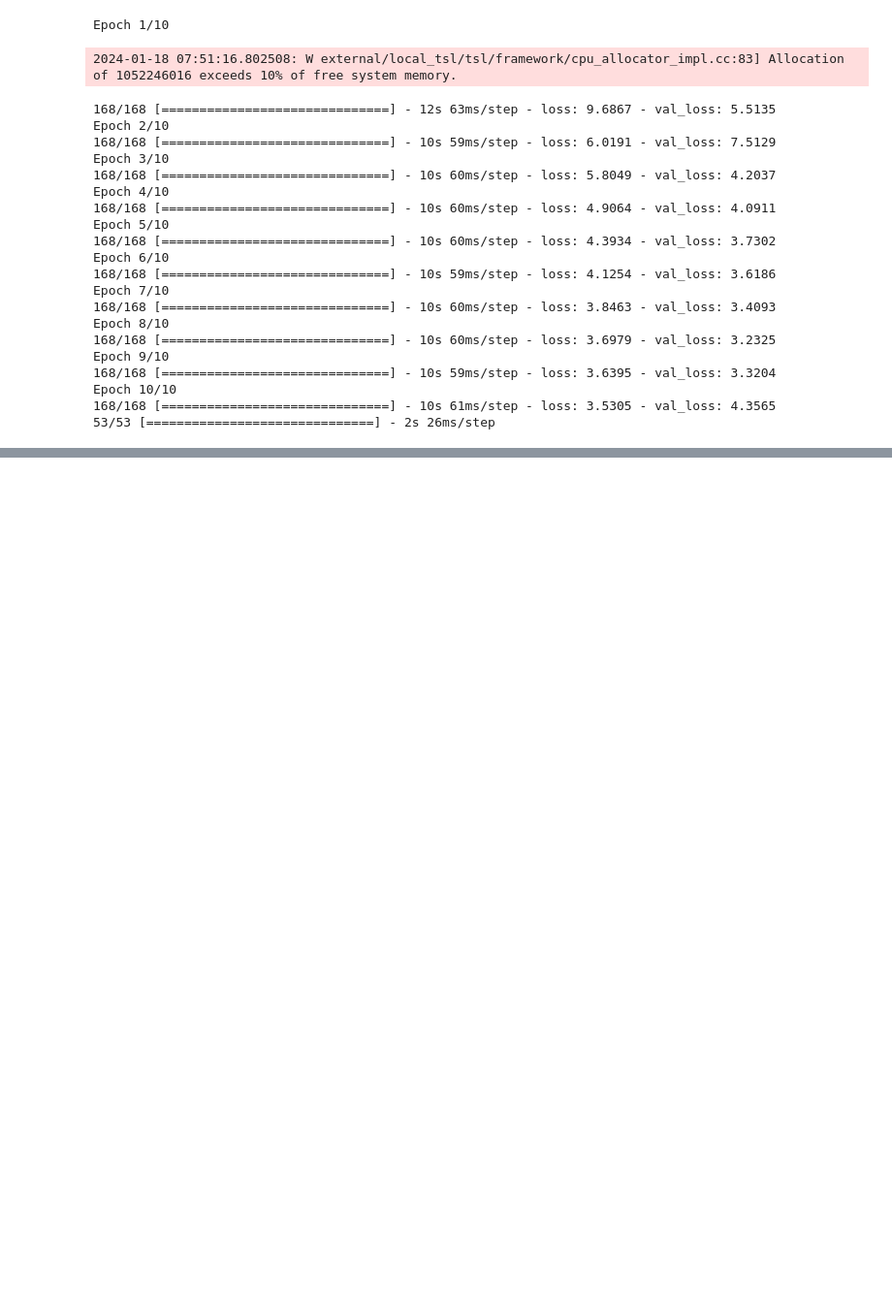
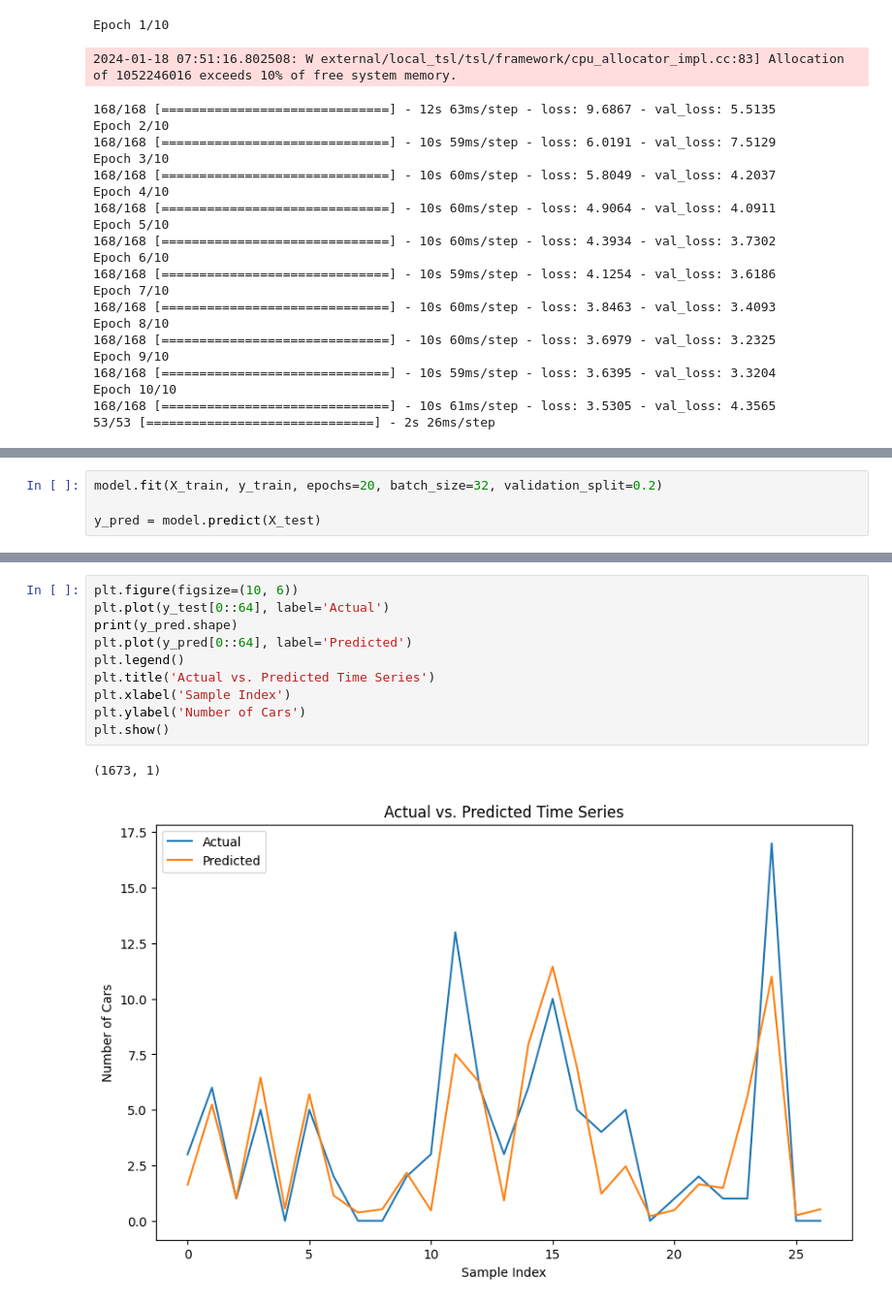
Before and after one commit to amcspps/n-n-cars-prediction, a Jupyter notebook: time-series.ipynb, the cells around one changed output, grey strips where cells are left out. Shown: that part at 97% size. Drawn from its saved outputs; the diff is of its cells as text; blank space fills up the shorter version.

Commit message:
epoch count focuses

```diff
--- a/time-series.ipynb
+++ b/time-series.ipynb
@@ -104,0 +105,4 @@ plt.show()
+# %%
+model.fit(X_train, y_train, epochs=20, batch_size=32, validation_split=0.2)
+
+y_pred = model.predict(X_test)
@@ -104,0 +129,13 @@ plt.show()
+# %%
+plt.figure(figsize=(10, 6))
+plt.plot(y_test[0::64], label='Actual')
+print(y_pred.shape)
+plt.plot(y_pred[0::64], label='Predicted')
+plt.legend()
+plt.title('Actual vs. Predicted Time Series')
+plt.xlabel('Sample Index')
+plt.ylabel('Number of Cars')
+plt.show()
+# %% [output]
+(1673, 1)
+[figure, added]
```
Also changed, not shown: parts of 2 cells of this notebook.
